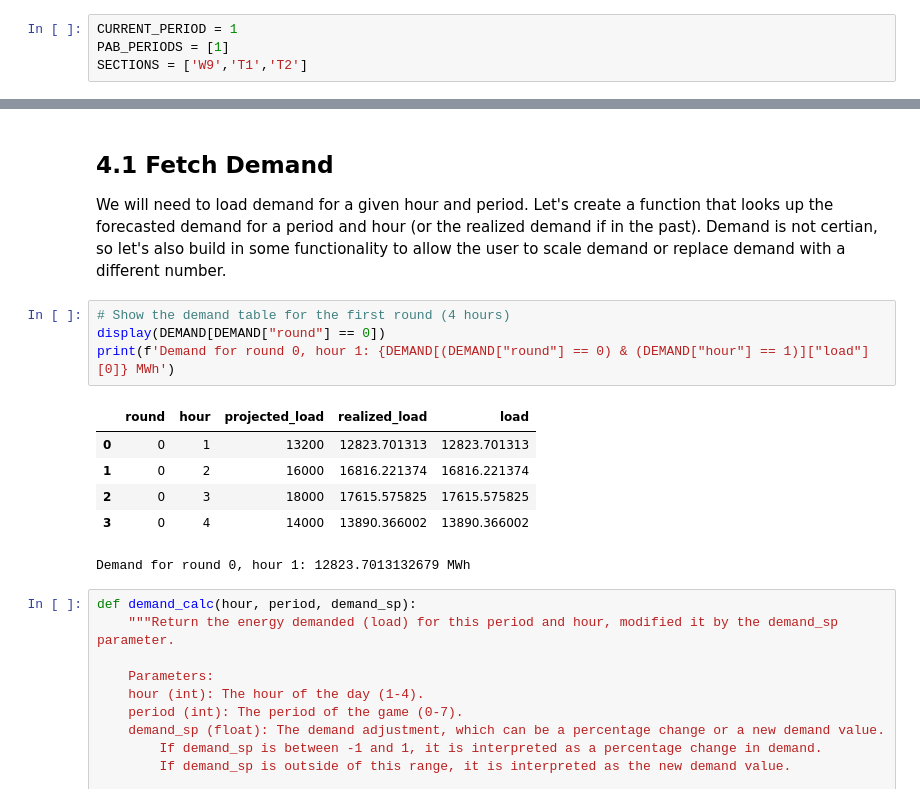
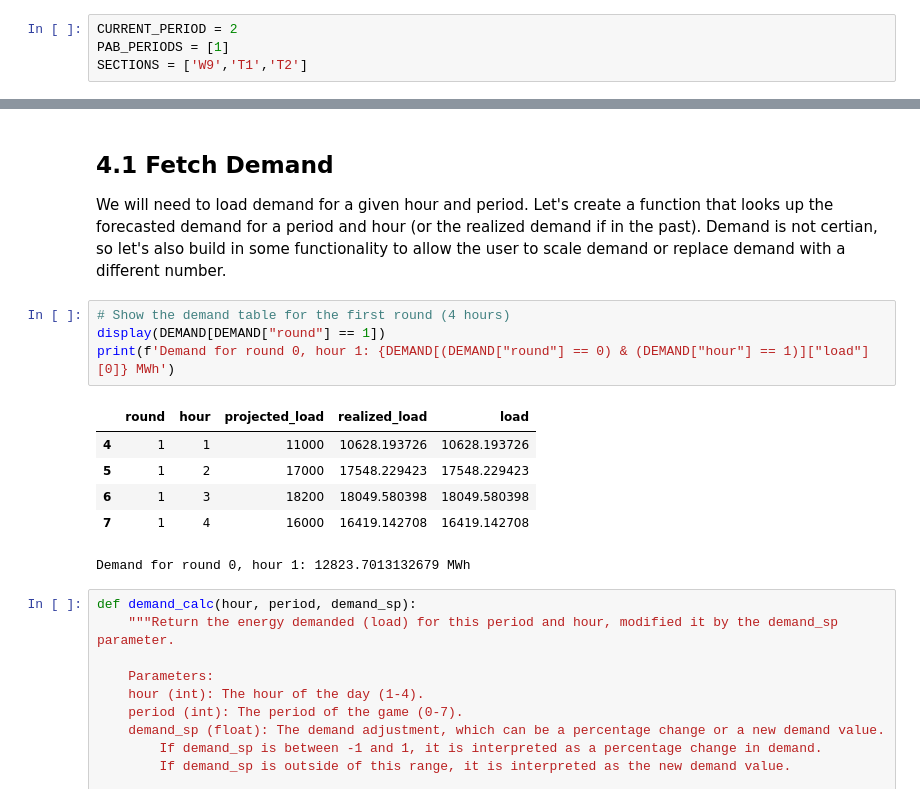
Before and after one commit to ds-modules/EEP-147-SP24, a Jupyter notebook: ESG - Analysis/ESG_Analysis.ipynb, the cells around one changed output, grey strips where cells are left out. Cells and saved outputs as stored; diff of their text form.

```diff
--- a/ESG - Analysis/ESG_Analysis.ipynb
+++ b/ESG - Analysis/ESG_Analysis.ipynb
@@ -47,7 +47,7 @@ The variable `pab_periods` should contain each of the periods for which there wa
 
 The variable `sections` is the list of section codes and should not be changed.
 # %%
-CURRENT_PERIOD = 1
+CURRENT_PERIOD = 2
 PAB_PERIODS = [1]
 SECTIONS = ['W9','T1','T2']
 # %% [markdown]
@@ -148,14 +160,14 @@ def get_bids(section):
 We will need to load demand for a given hour and period. Let's create a function that looks up the forecasted demand for a period and hour (or the realized demand if in the past). Demand is not certian, so let's also build in some functionality to allow the user to scale demand or replace demand with a different number.
 # %%
 # Show the demand table for the first round (4 hours)
-display(DEMAND[DEMAND["round"] == 0])
+display(DEMAND[DEMAND["round"] == 1])
 print(f'Demand for round 0, hour 1: {DEMAND[(DEMAND["round"] == 0) & (DEMAND["hour"] == 1)]["load"][0]} MWh')
 # %% [output]
 |  | round | hour | projected_load | realized_load | load |
-| 0 | 0 | 1 | 13200 | 12823.701313 | 12823.701313 |
-| 1 | 0 | 2 | 16000 | 16816.221374 | 16816.221374 |
-| 2 | 0 | 3 | 18000 | 17615.575825 | 17615.575825 |
-| 3 | 0 | 4 | 14000 | 13890.366002 | 13890.366002 |
+| 4 | 1 | 1 | 11000 | 10628.193726 | 10628.193726 |
+| 5 | 1 | 2 | 17000 | 17548.229423 | 17548.229423 |
+| 6 | 1 | 3 | 18200 | 18049.580398 | 18049.580398 |
+| 7 | 1 | 4 | 16000 | 16419.142708 | 16419.142708 |
 Demand for round 0, hour 1: 12823.7013132679 MWh
 # %%
 def demand_calc(hour, period, demand_sp):
```
Also changed, not shown: parts of 7 cells of this notebook, 25 other files.
